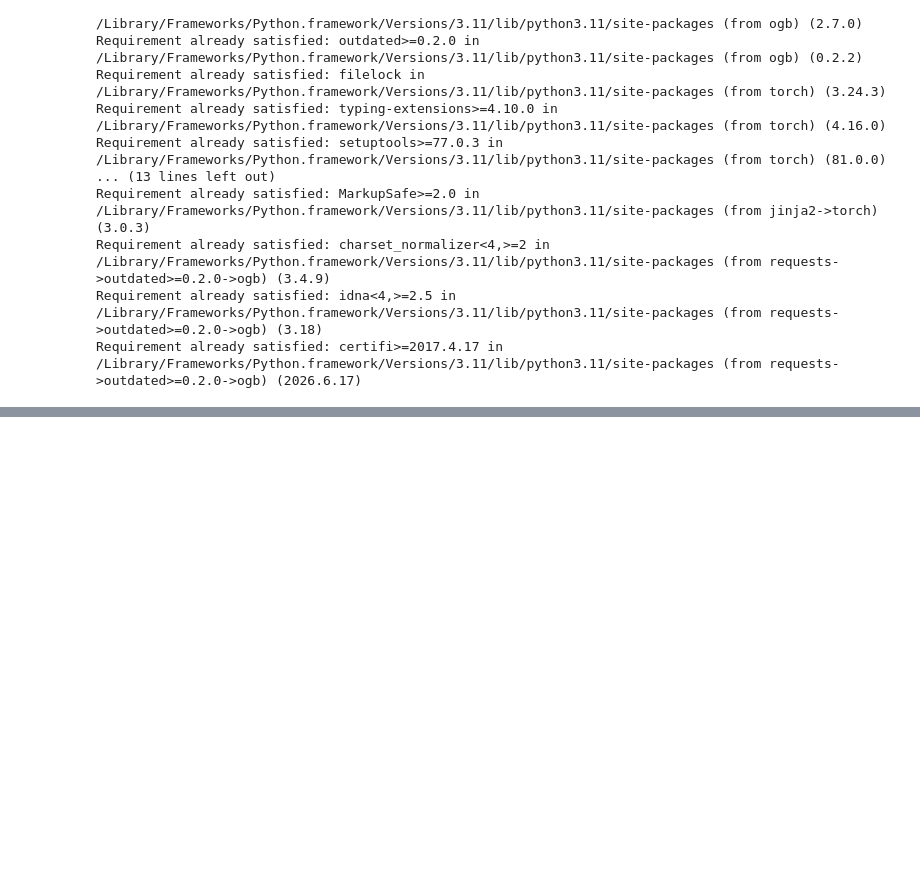
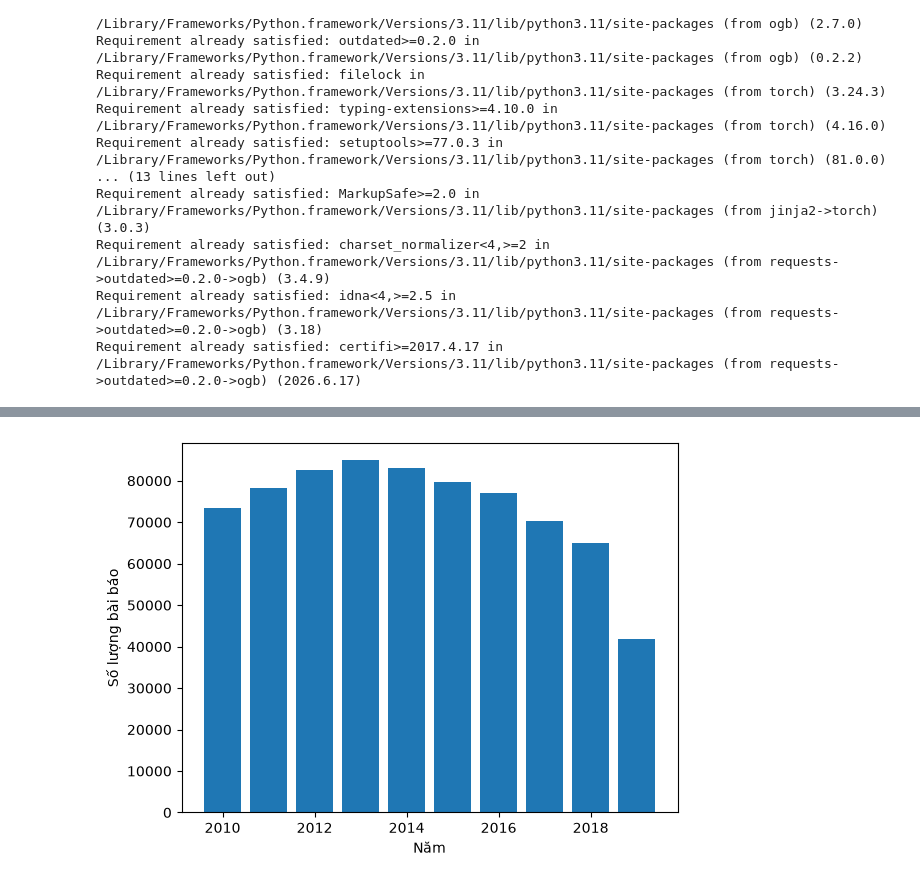
Before and after one commit to GiaThinh110605/Graph_Analytics_For_Discovering_Emerging_Influential_Papers, a Jupyter notebook: analysis-dataset/analysis-dataset.ipynb, the cells around one changed output, grey strips where cells are left out. Saved outputs shown, nothing was run; the diff lists cells and outputs as text; code cells hidden in the pictures; blank space fills up the shorter version.

```diff
--- a/analysis-dataset/analysis-dataset.ipynb
+++ b/analysis-dataset/analysis-dataset.ipynb
@@ -53,0 +347,6 @@ AttributeError: 'SparkContext' object has no attribute 'read'
+# %%
+from pyspark.sql import functions as F
+
+path = "/Users/mac/Downloads/Graph_Analytics_For_Discovering_Emerging_Influential_Papers/data/mag/raw/node-feat/paper/node_year.csv.gz"
+node = spark.read.csv(path).toDF("year").withColumn("year", F.col("year").cast("int"))
+node.distinct().orderBy("year").show()
@@ -53,0 +368,3 @@ AttributeError: 'SparkContext' object has no attribute 'read'
+# %%
+node = spark.read.csv(path).toDF("year").withColumn("year", F.col("year").cast("int"))
+node.groupBy("year").count().orderBy("year").show()
@@ -53,0 +386,9 @@ AttributeError: 'SparkContext' object has no attribute 'read'
+# %%
+import matplotlib.pyplot as plt
+df = node.groupBy("year").count().orderBy("year").toPandas()
+plt.bar(df["year"], df["count"])
+plt.xlabel("Năm")
+plt.ylabel("Số lượng bài báo")
+plt.show()
+# %% [output]
+[figure, added]
```
Also changed, not shown: parts of 50 cells of this notebook, 7 other files.
